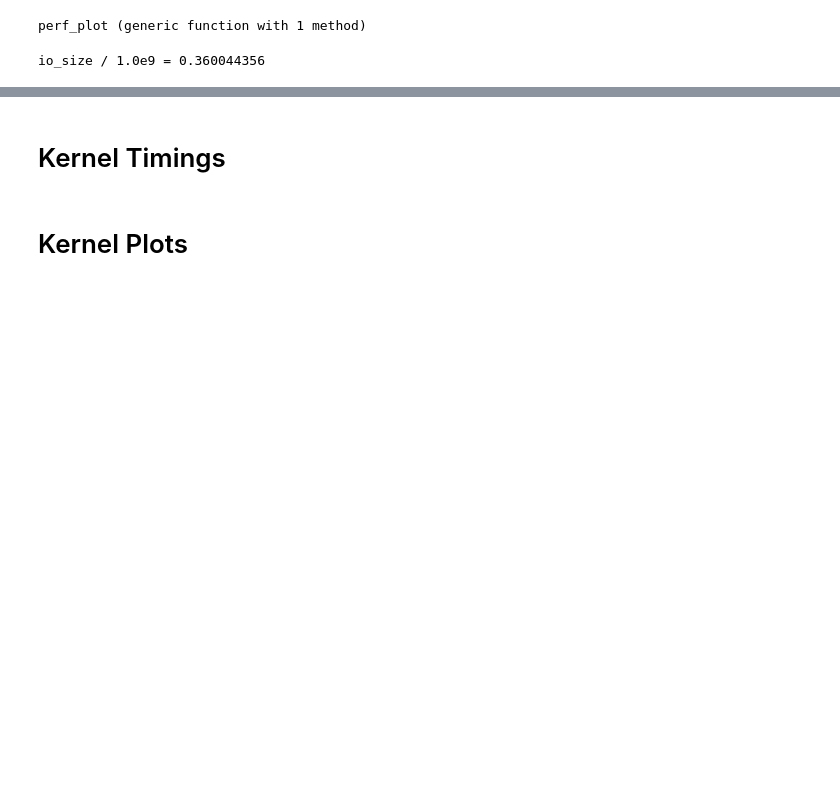
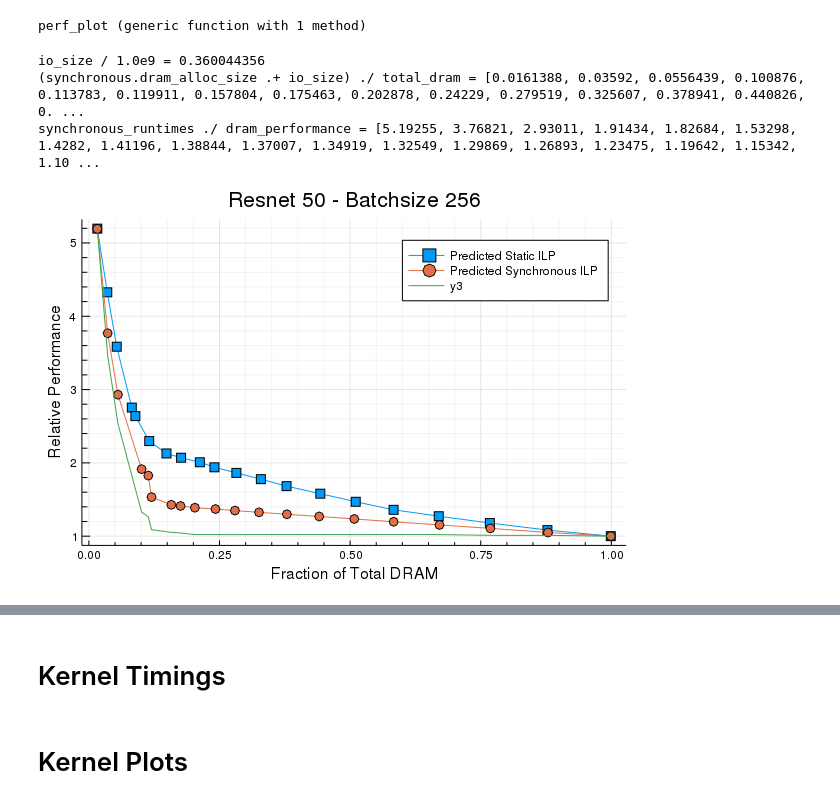
Before and after one commit to darchr/ml-tools, a Jupyter notebook: ngraph/notebooks/TheOneRing.ipynb, the cells around one changed output, grey strips where cells are left out. Cells and saved outputs as stored; diff of their text form; code cells hidden in the pictures; blank space fills up the shorter version.

```diff
--- a/ngraph/notebooks/TheOneRing.ipynb
+++ b/ngraph/notebooks/TheOneRing.ipynb
@@ -16,5 +14,5 @@ Plots.GRBackend()
 # %%
-function perf_plot(simple, synchronous; use_predicted = false, title = "")
+function perf_plot(simple, synchronous; use_predicted = false, title = "", subtract_movetime = false)
     io_size = simple.io_sizes[]
 
     # Sanity check
@@ -39,6 +37,7 @@ function perf_plot(simple, synchronous; use_predicted = false, title = "")
         marker = :square,
         label = use_predicted ? "Predicted Static ILP" : "Static ILP",
         minorgrid = true,
+        fmt = :png,
     )
 
     plot!(plt,
@@ -48,19 +47,32 @@ function perf_plot(simple, synchronous; use_predicted = false, title = "")
         label = use_predicted ? "Predicted Synchronous ILP" : "Synchronous ILP",
     )
 
+    if subtract_movetime
+        plot!(plt,
+            (synchronous.dram_alloc_size .+ io_size) ./ total_dram,
+            ((synchronous_runtimes .- synchronous.move_time ./ 1E6) ./ dram_performance),
+        )
+    end
+
     title!(plt, title)
     ylabel!(plt, "Relative Performance")
     xlabel!(plt, "Fraction of Total DRAM")
 
+    @show (synchronous.dram_alloc_size .+ io_size) ./ total_dram
+    @show (synchronous_runtimes ./ dram_performance)
+
     return plt
 end
 # %% [output]
 perf_plot (generic function with 1 method)
 # %%
-simple_data = deserialize("serials/simple_resnet50_256.jls")
-synchronous_data = deserialize("serials/synchronous_resnet50_256.jls")
+simple_data = deserialize("serials/skipped_static_resnet50_256.jls")
+synchronous_data = deserialize("serials/skipped_synchronous_resnet50_256.jls")
 title = "Resnet 50 - Batchsize 256"
 
-perf_plot(simple_data, synchronous_data; title = title)
+perf_plot(simple_data, synchronous_data; title = title, use_predicted = true, subtract_movetime = true)
 # %% [output]
 io_size / 1.0e9 = 0.360044356
+(synchronous.dram_alloc_size .+ io_size) ./ total_dram = [0.0161388, 0.03592, 0.0556439, 0.100876, 0.113783, 0.119911, 0.157804, 0.175463, 0.202878, 0.24229, 0.279519, 0.325607, 0.378941, 0.440826, 0. ...
+synchronous_runtimes ./ dram_performance = [5.19255, 3.76821, 2.93011, 1.91434, 1.82684, 1.53298, 1.4282, 1.41196, 1.38844, 1.37007, 1.34919, 1.32549, 1.29869, 1.26893, 1.23475, 1.19642, 1.15342, 1.10 ...
+[figure, added]
```
Also changed, not shown: parts of 5 cells of this notebook, 12 other files.
